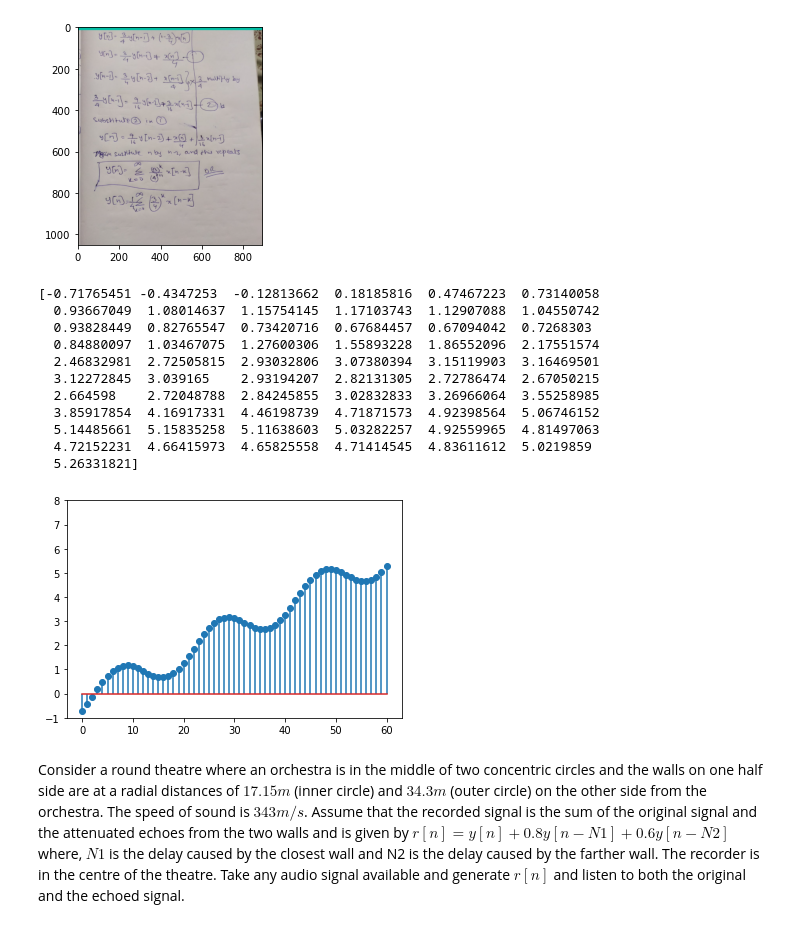
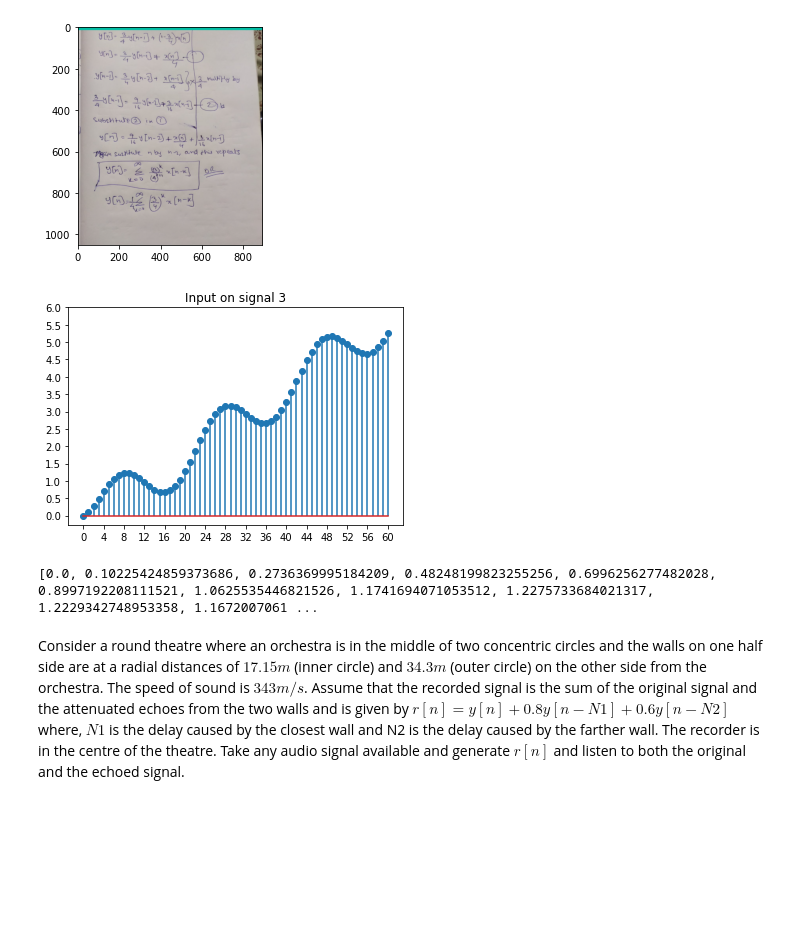
Before and after one commit to the-pinbo/EC211, a Jupyter notebook: Lab1/TimeDomain_final.ipynb, the cells around one changed output. Cells and saved outputs as stored; diff of their text form; code cells hidden in the pictures; blank space fills up the shorter version.

```diff
--- a/Lab1/TimeDomain_final.ipynb
+++ b/Lab1/TimeDomain_final.ipynb
@@ -572,38 +572,27 @@ img1 = mpimg.imread('Capture.png', 0)
 imgplot = plt.imshow(img1)
 # %% [output]
 [figure]
-# %%
-n_1 = np.arange(0, 61)
-m_1 = np.empty((0, 61), int)
-m_2 = np.empty((0, 61), int)
-for k in range(0, 20):
-    m_1 = np.append(m_1,
-                    np.power(3 / 4, k) * 0.1 * np.array([[(i - k)
-                                                          for i in n_1]]),
-                    axis=0)
-    m_2 = np.append(m_2,
-                    np.power(3 / 4, k) *
-                    np.sin(0.1 * np.pi * np.array([[(i - k) for i in n_1]])),
-                    axis=0)
-m_1 = (0.25) * np.sum(m_1, axis=0)
-m_2 = (0.25) * np.sum(m_2, axis=0)
-
-plt.ylim((-1, 8))
-plt.stem(n_1, m_1 + m_2)
-print(m_1 + m_2)
-# %% [output]
-[-0.71765451 -0.4347253  -0.12813662  0.18185816  0.47467223  0.73140058
-  0.93667049  1.08014637  1.15754145  1.17103743  1.12907088  1.04550742
-  0.93828449  0.82765547  0.73420716  0.67684457  0.67094042  0.7268303
-  0.84880097  1.03467075  1.27600306  1.55893228  1.86552096  2.17551574
-  2.46832981  2.72505815  2.93032806  3.07380394  3.15119903  3.16469501
-  3.12272845  3.039165    2.93194207  2.82131305  2.72786474  2.67050215
-  2.664598    2.72048788  2.84245855  3.02832833  3.26966064  3.55258985
-  3.85917854  4.16917331  4.46198739  4.71871573  4.92398564  5.06746152
-  5.14485661  5.15835258  5.11638603  5.03282257  4.92559965  4.81497063
-  4.72152231  4.66415973  4.65825558  4.71414545  4.83611612  5.0219859
-  5.26331821]
-[figure, removed]
+# %%
+import numpy as np
+import matplotlib.pyplot as plt
+import scipy.signal as sig
+
+n=np.arange(0,61)
+input=(0.1)*(n)+np.sin((0.1)*n*(np.pi)) #input
+#for fxn3:
+b1=[0.25]
+a1=[1.0,-0.75]
+responsec = sig.lfilter(b1,a1,input) #input applied on signal 3
+responsec=list(responsec)
+plt.stem(n,responsec,use_line_collection=True)
+plt.xticks(np.arange(min(n), max(n)+1, 4.0))
+plt.yticks(np.arange(0, 6.5, 0.5))
+plt.title("Input on signal 3")
+plt.show(responsec)
+print(responsec)
+# %% [output]
+[figure, added]
+[0.0, 0.10225424859373686, 0.2736369995184209, 0.48248199823255256, 0.6996256277482028, 0.8997192208111521, 1.0625535446821526, 1.1741694071053512, 1.2275733684021317, 1.2229342748953358, 1.1672007061 ...
 # %% [markdown]
 Consider a round theatre where an orchestra is in the middle of two concentric circles and the walls on one half side are at a radial distances of $17.15m$ (inner circle) and $34.3m$ (outer circle) on the other side from the
 orchestra. The speed of sound is $343 m/s$. Assume that the recorded signal is the sum of the original signal and the attenuated echoes from the two walls and is given by $r[n] = y[n] + 0.8y[n − N1] + 0.6y[n − N2]$ where,
```
